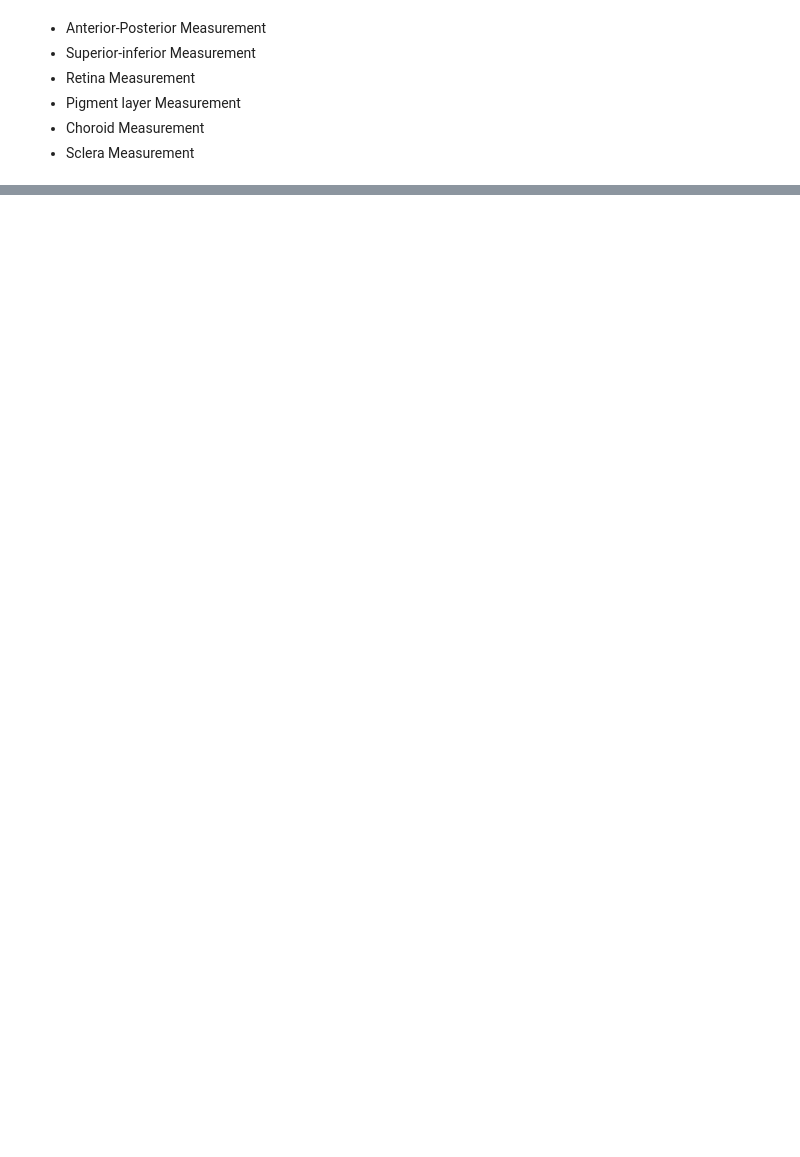
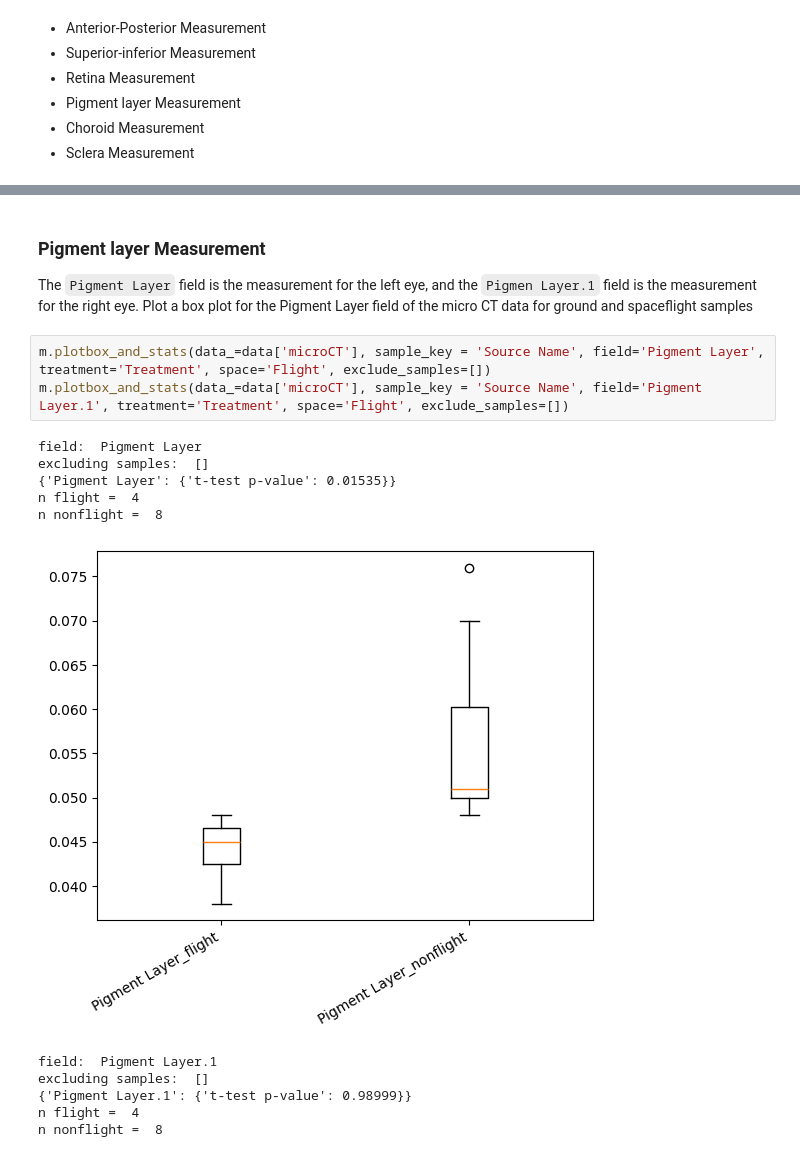
Before and after one commit to pinklore/My-Notebook, a Jupyter notebook: ipynb/MachineNotes.ipynb, the cells around one changed output, grey strips where cells are left out. Saved outputs shown, nothing was run; the diff lists cells and outputs as text; blank space fills up the shorter version.

```diff
--- a/ipynb/MachineNotes.ipynb
+++ b/ipynb/MachineNotes.ipynb
@@ -84,0 +134,19 @@ NameError: name 'data' is not defined
+# %% [markdown]
+### **Pigment layer Measurement**
+
+The `Pigment Layer` field is the measurement for the left eye, and the `Pigmen Layer.1` field is the measurement for the right eye. Plot a box plot for the Pigment Layer field of the micro CT data for ground and spaceflight samples
+# %%
+m.plotbox_and_stats(data_=data['microCT'], sample_key = 'Source Name', field='Pigment Layer', treatment='Treatment', space='Flight', exclude_samples=[])
+m.plotbox_and_stats(data_=data['microCT'], sample_key = 'Source Name', field='Pigment Layer.1', treatment='Treatment', space='Flight', exclude_samples=[])
+# %% [output]
+field:  Pigment Layer
+excluding samples:  []
+{'Pigment Layer': {'t-test p-value': 0.01535}}
+n flight =  4
+n nonflight =  8
+[figure, added]
+field:  Pigment Layer.1
+excluding samples:  []
+{'Pigment Layer.1': {'t-test p-value': 0.98999}}
+n flight =  4
+n nonflight =  8
```
Also changed, not shown: parts of 15 cells of this notebook.
